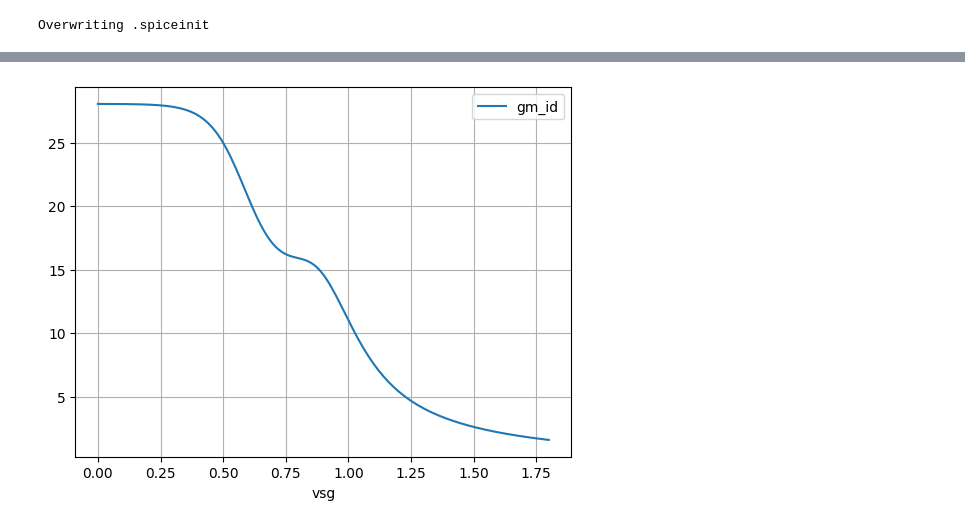
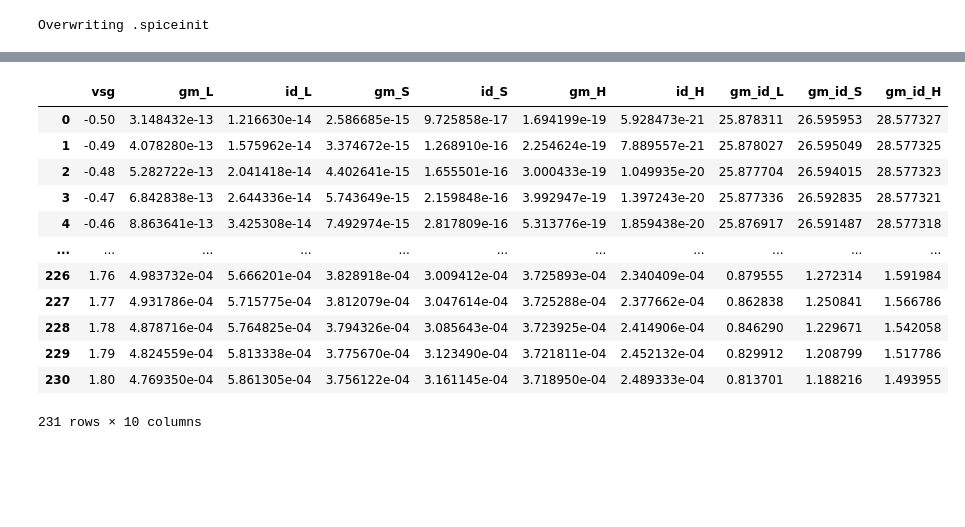
Before and after one commit to bmurmann/Ngspice-on-Colab, a Jupyter notebook: notebooks/SKY130_VGS_sweep.ipynb, the cells around one changed output, grey strips where cells are left out. Drawn from its saved outputs; the diff is of its cells as text; code cells hidden in the pictures; blank space fills up the shorter version.

```diff
--- a/notebooks/SKY130_VGS_sweep.ipynb
+++ b/notebooks/SKY130_VGS_sweep.ipynb
@@ -116,5 +129,21 @@ plt.show()
-# %%
-df.plot(x="vsg", y="gm_id", grid=True)
-plt.show()
-# %% [output]
-[figure, removed]
+# %%
+df = pd.read_csv("output.txt", delim_whitespace=True, header=None)
+df.columns = ["vsg", "gm_L", "id_L", "gm_S", "id_S", "gm_H", "id_H"]
+df['gm_id_L'] = df.gm_L/df.id_L
+df['gm_id_S'] = df.gm_S/df.id_S
+df['gm_id_H'] = df.gm_H/df.id_H
+df
+# %% [output]
+|  | vsg | gm_L | id_L | gm_S | id_S | gm_H | id_H | gm_id_L | gm_id_S | gm_id_H |
+| 0 | -0.50 | 3.148432e-13 | 1.216630e-14 | 2.586685e-15 | 9.725858e-17 | 1.694199e-19 | 5.928473e-21 | 25.878311 | 26.595953 | 28.577327 |
+| 1 | -0.49 | 4.078280e-13 | 1.575962e-14 | 3.374672e-15 | 1.268910e-16 | 2.254624e-19 | 7.889557e-21 | 25.878027 | 26.595049 | 28.577325 |
+| 2 | -0.48 | 5.282722e-13 | 2.041418e-14 | 4.402641e-15 | 1.655501e-16 | 3.000433e-19 | 1.049935e-20 | 25.877704 | 26.594015 | 28.577323 |
+| 3 | -0.47 | 6.842838e-13 | 2.644336e-14 | 5.743649e-15 | 2.159848e-16 | 3.992947e-19 | 1.397243e-20 | 25.877336 | 26.592835 | 28.577321 |
+| 4 | -0.46 | 8.863641e-13 | 3.425308e-14 | 7.492974e-15 | 2.817809e-16 | 5.313776e-19 | 1.859438e-20 | 25.876917 | 26.591487 | 28.577318 |
+| ... | ... | ... | ... | ... | ... | ... | ... | ... | ... | ... |
+| 226 | 1.76 | 4.983732e-04 | 5.666201e-04 | 3.828918e-04 | 3.009412e-04 | 3.725893e-04 | 2.340409e-04 | 0.879555 | 1.272314 | 1.591984 |
+| 227 | 1.77 | 4.931786e-04 | 5.715775e-04 | 3.812079e-04 | 3.047614e-04 | 3.725288e-04 | 2.377662e-04 | 0.862838 | 1.250841 | 1.566786 |
+| 228 | 1.78 | 4.878716e-04 | 5.764825e-04 | 3.794326e-04 | 3.085643e-04 | 3.723925e-04 | 2.414906e-04 | 0.846290 | 1.229671 | 1.542058 |
+| 229 | 1.79 | 4.824559e-04 | 5.813338e-04 | 3.775670e-04 | 3.123490e-04 | 3.721811e-04 | 2.452132e-04 | 0.829912 | 1.208799 | 1.517786 |
+| 230 | 1.80 | 4.769350e-04 | 5.861305e-04 | 3.756122e-04 | 3.161145e-04 | 3.718950e-04 | 2.489333e-04 | 0.813701 | 1.188216 | 1.493955 |
+231 rows × 10 columns
```
Also changed, not shown: parts of 13 cells of this notebook.
